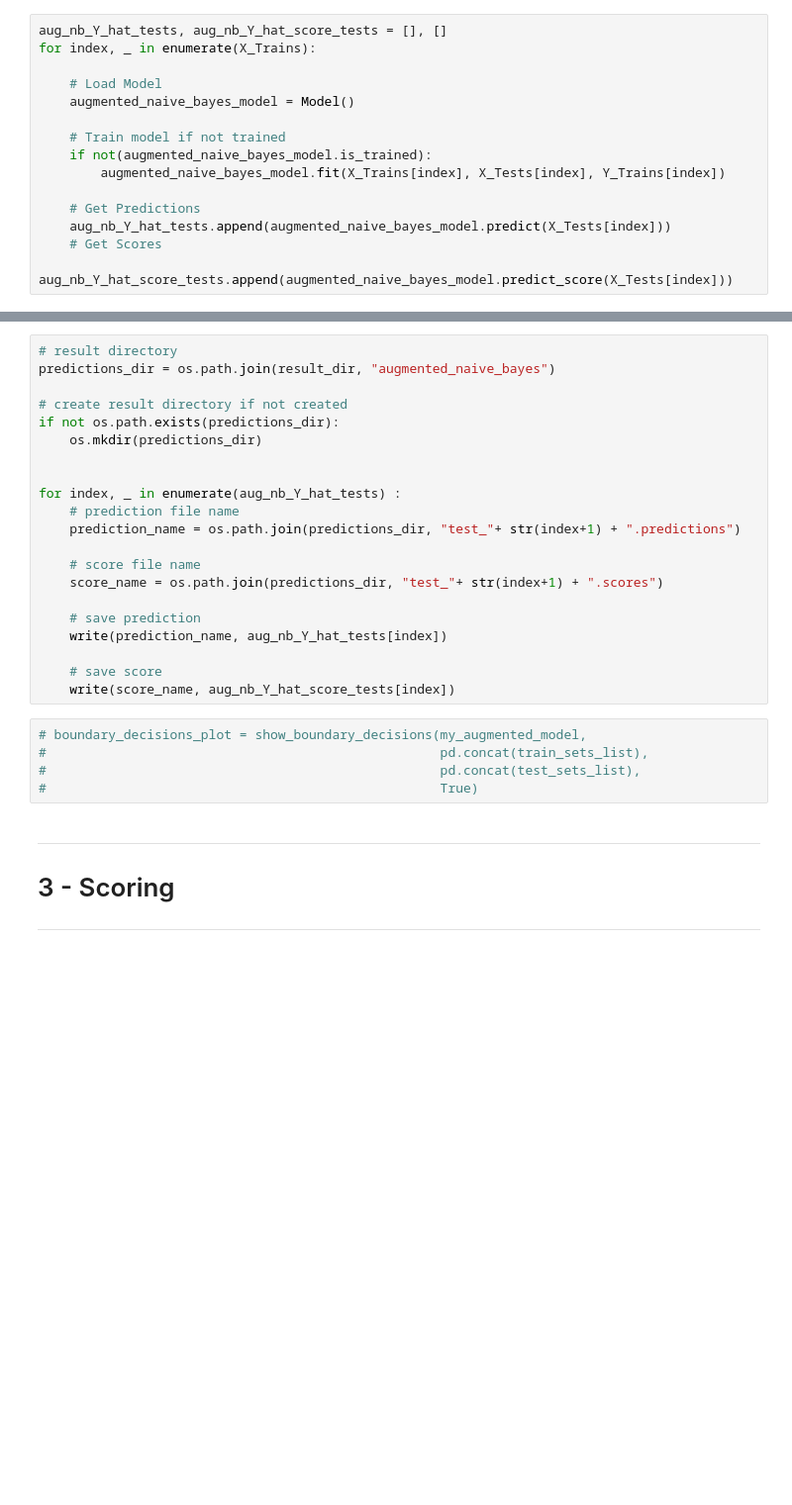
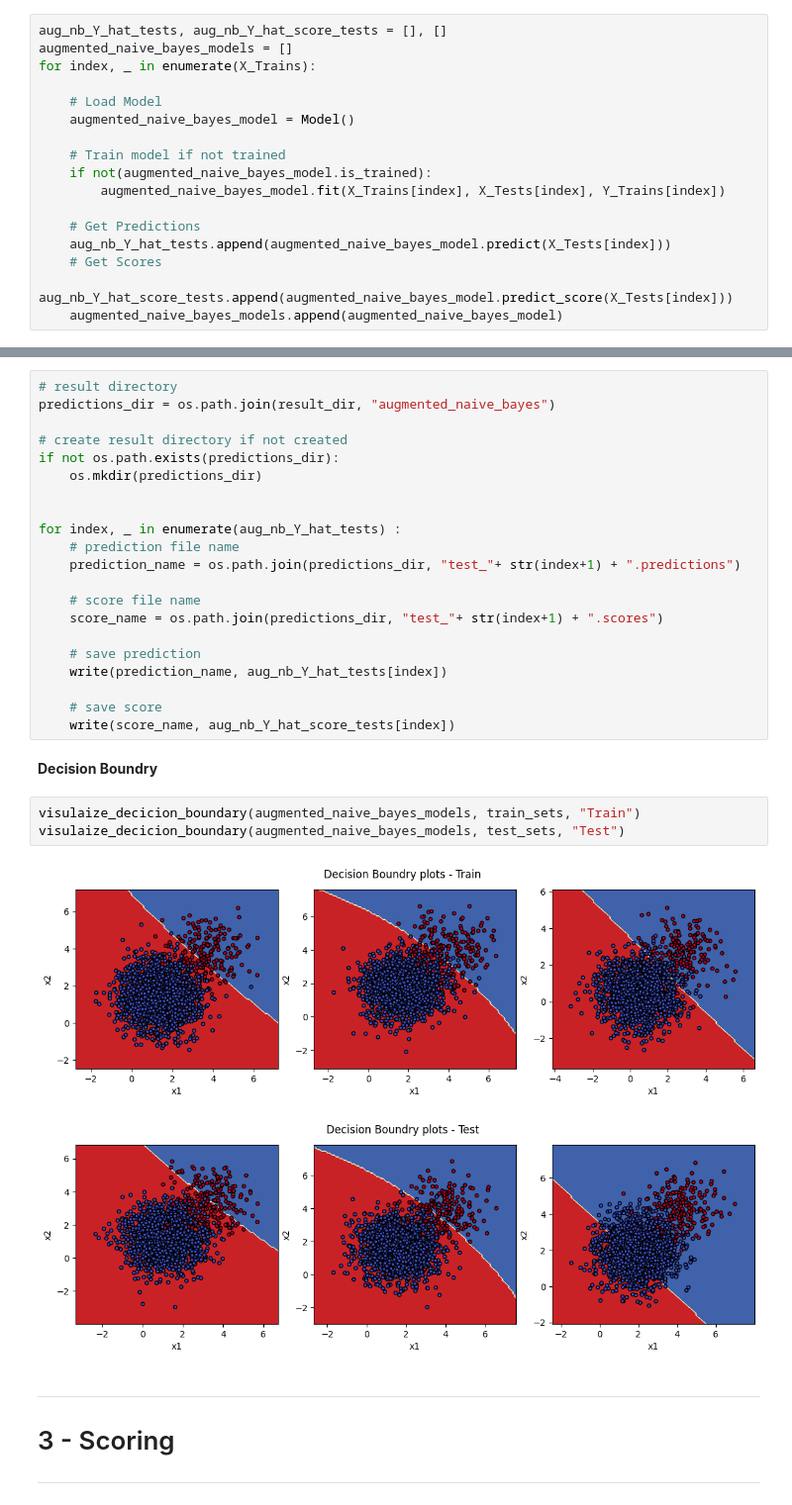
Before and after one commit to ihsaan-ullah/fair-universe, a Jupyter notebook: starting_kit/README.ipynb, the cells around one changed output, grey strips where cells are left out. Shown at 99% size. Saved outputs shown, nothing was run; the diff lists cells and outputs as text; blank space fills up the shorter version.

```diff
--- a/starting_kit/README.ipynb
+++ b/starting_kit/README.ipynb
@@ -377,6 +405,7 @@ trained_augmented_naive_model_name = model_dir + data_name + "_augmented_naive"
 **Get Predictions**
 # %%
 aug_nb_Y_hat_tests, aug_nb_Y_hat_score_tests = [], []
+augmented_naive_bayes_models = []
 for index, _ in enumerate(X_Trains):
 
     # Load Model
@@ -390,6 +419,7 @@ for index, _ in enumerate(X_Trains):
     aug_nb_Y_hat_tests.append(augmented_naive_bayes_model.predict(X_Tests[index]))
     # Get Scores
     aug_nb_Y_hat_score_tests.append(augmented_naive_bayes_model.predict_score(X_Tests[index]))
+    augmented_naive_bayes_models.append(augmented_naive_bayes_model)
 # %% [markdown]
 **Save Model**
 # %%
@@ -418,11 +448,14 @@ for index, _ in enumerate(aug_nb_Y_hat_tests) :
 
     # save score
     write(score_name, aug_nb_Y_hat_score_tests[index])
-# %%
-# boundary_decisions_plot = show_boundary_decisions(my_augmented_model,
-#                                                   pd.concat(train_sets_list),
-#                                                   pd.concat(test_sets_list),
-#                                                   True)
+# %% [markdown]
+**Decision Boundry**
+# %%
+visulaize_decicion_boundary(augmented_naive_bayes_models, train_sets, "Train")
+visulaize_decicion_boundary(augmented_naive_bayes_models, test_sets, "Test")
+# %% [output]
+[figure, added]
+[figure, added]
 # %% [markdown]
 ***
 # 3 - Scoring
```
Also changed, not shown: parts of 9 cells of this notebook, 24 other files.
